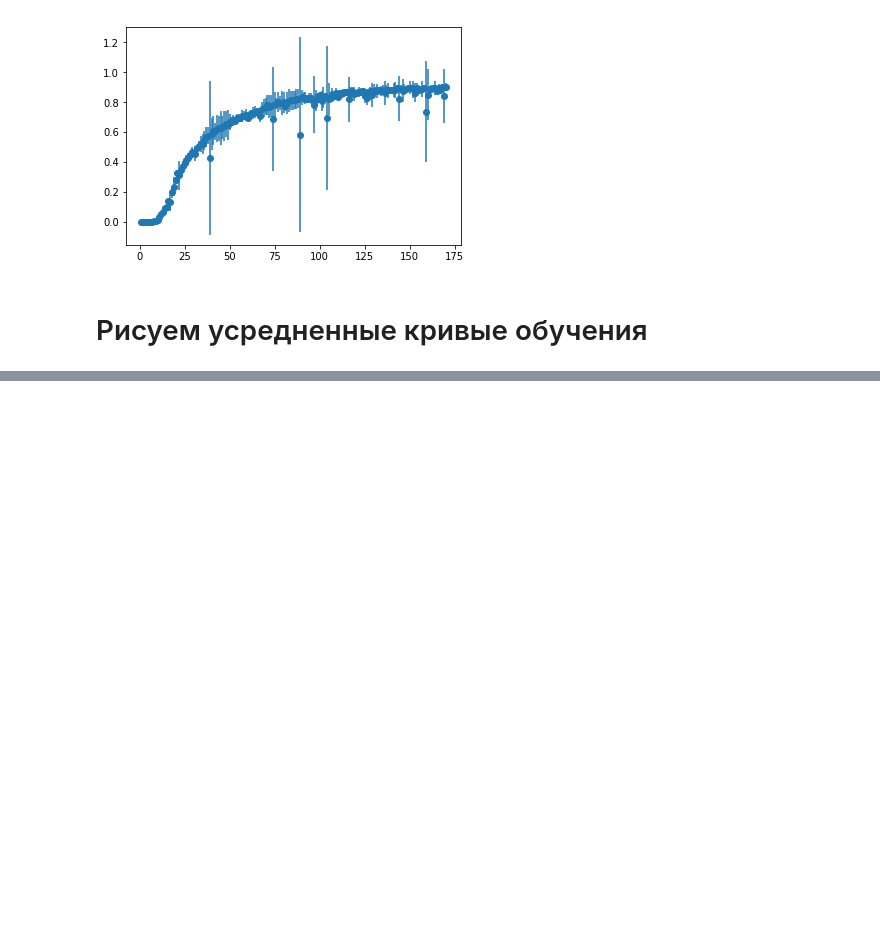
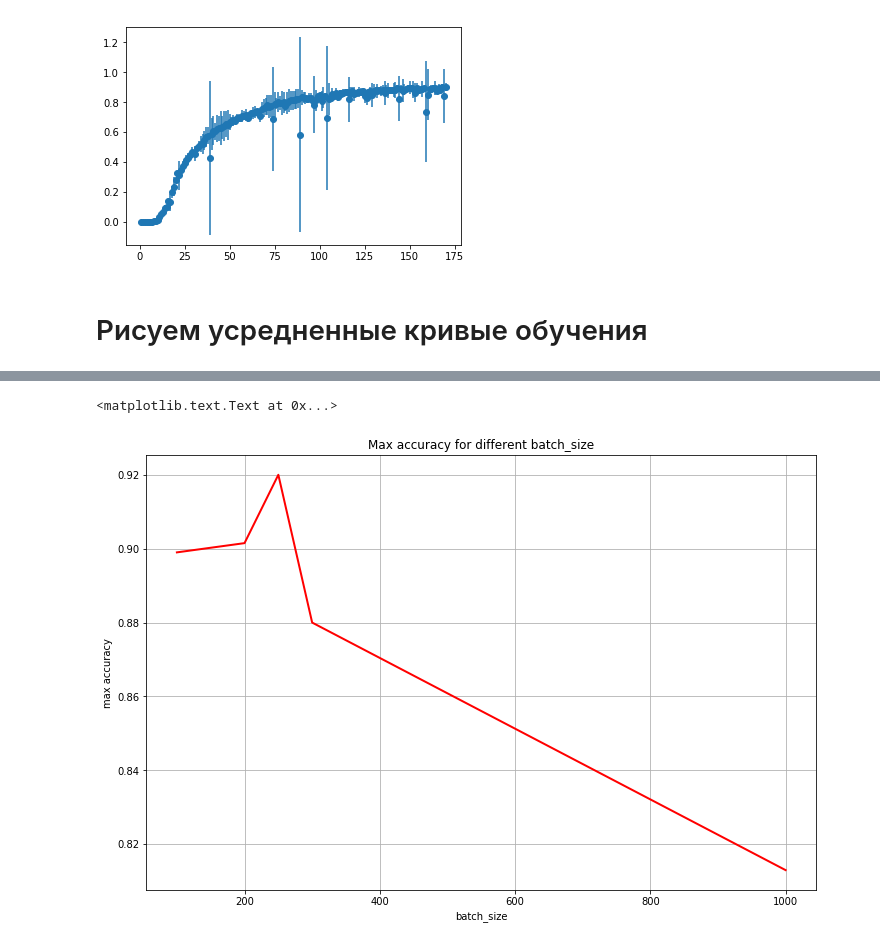
Before and after one commit to Koziev/chatbot, a Jupyter notebook: PyModels/Визуализация влияния batch_size на обучение wordchar2vector.ipynb, the cells around one changed output, grey strips where cells are left out. Drawn from its saved outputs; the diff is of its cells as text; code cells hidden in the pictures; blank space fills up the shorter version.

```diff
--- a/PyModels/Визуализация влияния batch_size на обучение wordchar2vector.ipynb
+++ b/PyModels/Визуализация влияния batch_size на обучение wordchar2vector.ipynb
@@ -79,0 +121,10 @@ plt.legend()
+# %%
+plt.figure(figsize=(12, 8))
+plt.grid(True)
+plt.plot(x_batch_size, y_accuracy, 'r-', linewidth=2)
+plt.xlabel('batch_size')
+plt.ylabel('max accuracy')
+plt.title('Max accuracy for different batch_size')
+# %% [output]
+<matplotlib.text.Text at 0x...>
+[figure, added]
```
Also changed, not shown: parts of 7 cells of this notebook, 2 other files.
